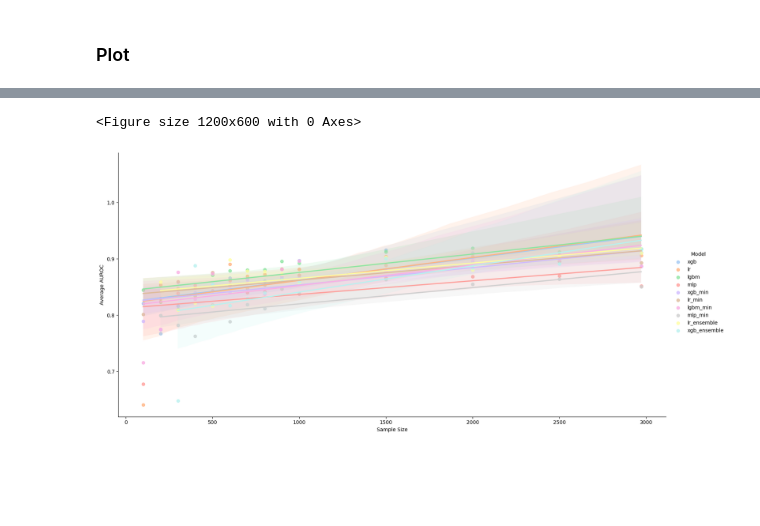
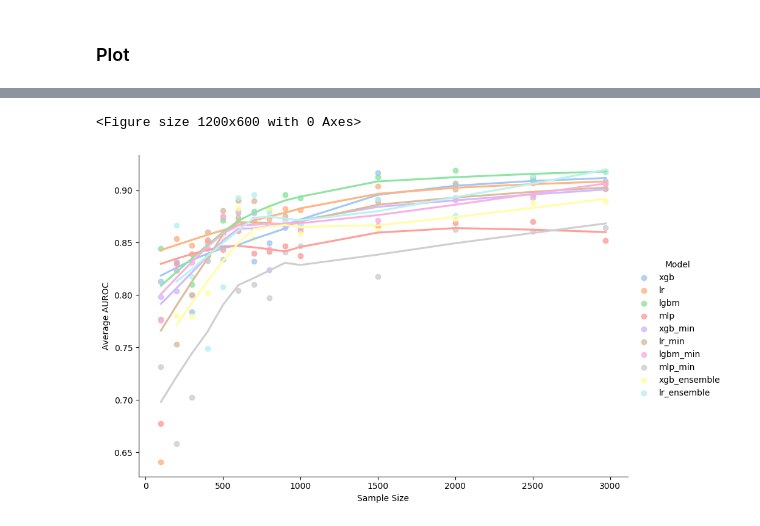
Before and after one commit to ryashpal/mortality, a Jupyter notebook: mortality_prediction/sepsis_icd/02_experiment_counts/03_analyse.ipynb, the cells around one changed output, grey strips where cells are left out. Cells and saved outputs as stored; diff of their text form; code cells hidden in the pictures; blank space fills up the shorter version.

```diff
--- a/mortality_prediction/sepsis_icd/02_experiment_counts/03_analyse.ipynb
+++ b/mortality_prediction/sepsis_icd/02_experiment_counts/03_analyse.ipynb
@@ -114,13 +114,22 @@ plt.show()
 # %%
 import matplotlib.pyplot as plt
 import seaborn as sns
 
 
 plt.figure(figsize=(12,6))
-ax = sns.lmplot(data=linePlotDf, x='Count', y='Average AUROC Score', hue='Model', palette=sns.color_palette("pastel"), height=8, aspect=2)
+ax = sns.lmplot(
+    data=linePlotDf,
+    x='Count',
+    y='Average AUROC Score',
+    hue='Model',
+    palette=sns.color_palette("pastel"),
+    height=6,
+    aspect=1.5,
+    lowess=True,
+    )
 ax.set(xlabel='Sample Size')
 ax.set(ylabel='Average AUROC')
 plt.show()
 # %% [output]
 <Figure size 1200x600 with 0 Axes>
-[figure, old version]
+[figure, new version]
```
Also changed, not shown: parts of 2 cells of this notebook, 9 other files.
